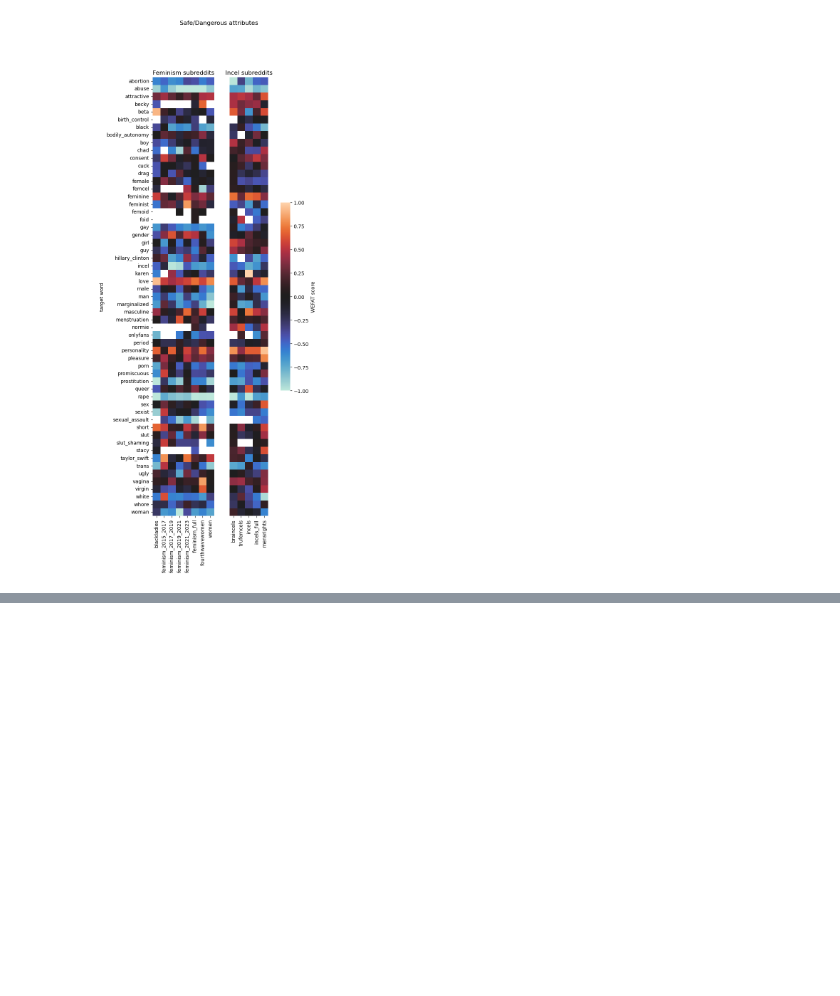
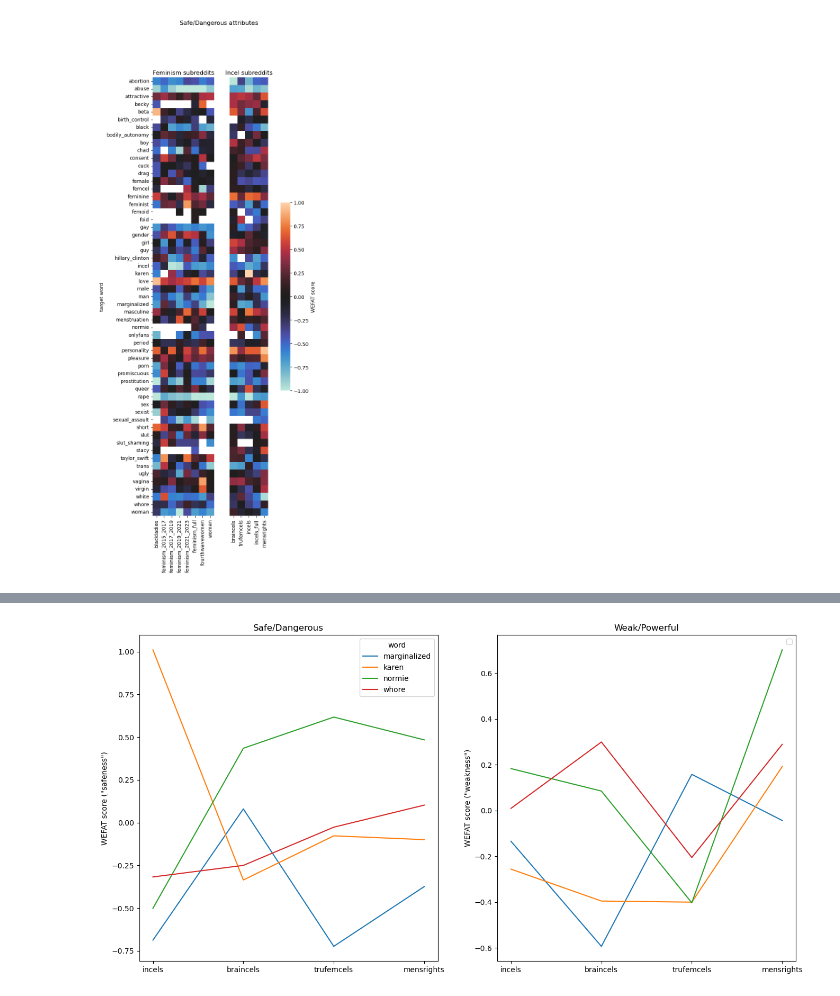
Before and after one commit to e-mckinnie/reddit-bias-word-embeddings, a Jupyter notebook: Experiments/WEFAT_visualizations.ipynb, the cells around one changed output, grey strips where cells are left out. Drawn from its saved outputs; the diff is of its cells as text; code cells hidden in the pictures; blank space fills up the shorter version.

```diff
--- a/Experiments/WEFAT_visualizations.ipynb
+++ b/Experiments/WEFAT_visualizations.ipynb
@@ -34,0 +76,30 @@ plot_incels_and_feminism(safe_dangerous_df, incel_corpora, 'Safe/Dangerous attri
+# %%
+def shape_df_for_scatter(df):
+    df = df.T
+    df.reset_index(inplace=True)
+    return df.melt(id_vars=["index"], var_name="word", value_name="wefat")
+# %%
+def plot_timeline(safe_dangerous_df, weak_powerful_df, cols, overlap):
+    sign_safe_dangerous = sign_mismatch(safe_dangerous_df, cols).loc[overlap]
+
+    sign_safe_shaped = shape_df_for_scatter(sign_safe_dangerous)
+    dims = (16, 8)
+    fig, (ax1, ax2) = pyplot.subplots(1, 2, figsize=dims)
+    sb.lineplot(ax=ax1, data=sign_safe_shaped, x="index", y="wefat", hue="word")
+    ax1.set_ylabel('WEFAT score ("safeness")')
+    ax1.set_xlabel('')
+    ax1.set_title('Safe/Dangerous')
+
+    sign_weak_powerful = sign_mismatch(weak_powerful_df, cols).loc[overlap]
+    sign_weak_shaped = shape_df_for_scatter(sign_weak_powerful)
+    sb.lineplot(ax=ax2, data=sign_weak_shaped, x="index", y="wefat", hue="word")
+    ax2.set_ylabel('WEFAT score ("weakness")')
+    ax2.set_xlabel('')
+    ax2.set_title('Weak/Powerful')
+    ax2.legend({})
+# %%
+cols = ['incels', 'braincels', 'trufemcels', 'mensrights']
+overlap = find_overlap_attributes(safe_dangerous_df, weak_powerful_df, cols)
+plot_timeline(safe_dangerous_df, weak_powerful_df, cols, overlap)
+# %% [output]
+[figure, added]
```
Also changed, not shown: parts of 8 cells of this notebook, 1 other file.
